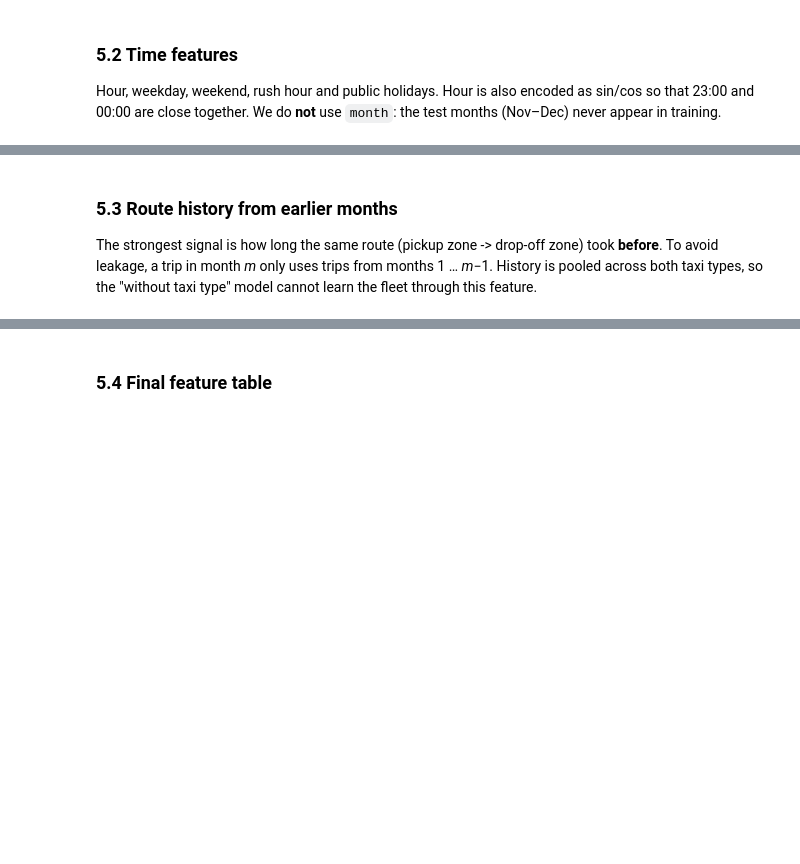
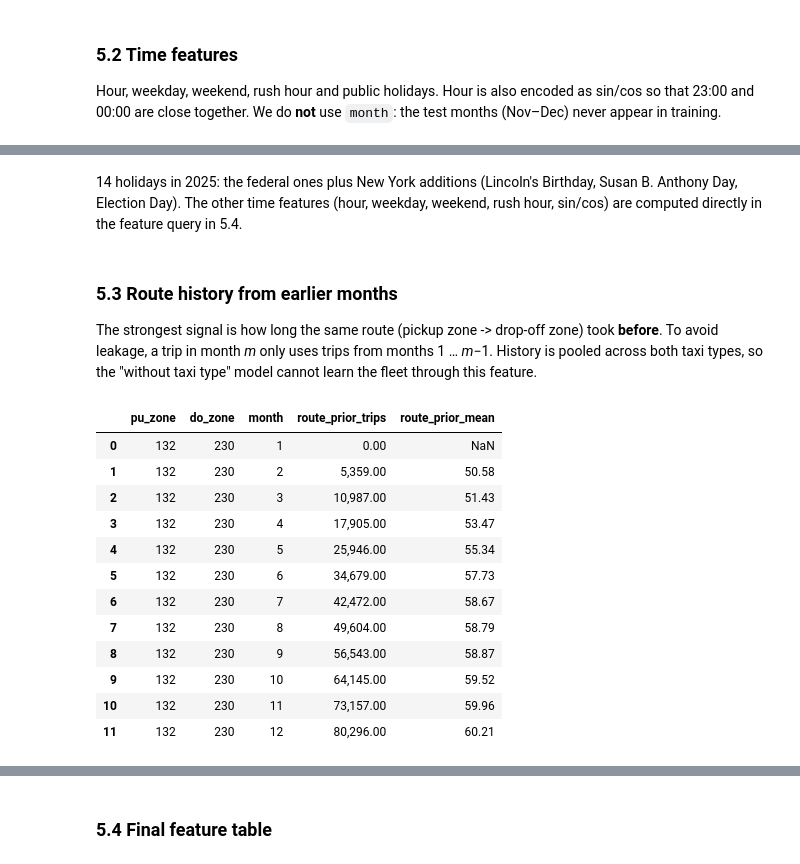
Before and after one commit to Shreyit/nyc-taxi-ml, a Jupyter notebook: notebooks/nyc_taxi_trip_duration.ipynb, the cells around one changed output, grey strips where cells are left out. Cells and saved outputs as stored; diff of their text form; code cells hidden in the pictures; blank space fills up the shorter version.

```diff
--- a/notebooks/nyc_taxi_trip_duration.ipynb
+++ b/notebooks/nyc_taxi_trip_duration.ipynb
@@ -834,3 +891,5 @@ Hour, weekday, weekend, rush hour and public holidays. Hour is also encoded as s
+# %% [markdown]
+14 holidays in 2025: the federal ones plus New York additions (Lincoln's Birthday, Susan B. Anthony Day, Election Day). The other time features (hour, weekday, weekend, rush hour, sin/cos) are computed directly in the feature query in 5.4.
 # %% [markdown]
 ### 5.3 Route history from earlier months
 
@@ -838,9 +897,54 @@ The strongest signal is how long the same route (pickup zone -> drop-off zone) t
 leakage, a trip in month *m* only uses trips from months 1 … *m*−1. History is pooled across both taxi types,
 so the "without taxi type" model cannot learn the fleet through this feature.
 # %%
-# TODO: route x month table: trips and sum of duration per (pu_zone, do_zone, month)
-# then a window: SUM(...) OVER (PARTITION BY pu_zone, do_zone ORDER BY month
-#                                 ROWS BETWEEN UNBOUNDED PRECEDING AND 1 PRECEDING)
-# -> route_prior_mean, route_prior_trips
-# Same idea per pickup zone (fallback for routes never seen before).
+con.execute('''
+    CREATE OR REPLACE TABLE route_history AS
+    WITH route_month AS (
+        SELECT pu_zone, do_zone, source_month AS month,
+               count(*) AS n, sum(duration_min) AS total_min
+        FROM trips
+        GROUP BY ALL
+    ),
+    running AS (
+        SELECT pu_zone, do_zone, month,
+               sum(n) OVER w AS prior_trips,
+               sum(total_min) OVER w AS prior_total
+        FROM route_month
+        WINDOW w AS (PARTITION BY pu_zone, do_zone ORDER BY month
+                     ROWS BETWEEN UNBOUNDED PRECEDING AND 1 PRECEDING)
+    )
+    SELECT pu_zone, do_zone, month,
+           coalesce(prior_trips, 0) AS route_prior_trips,
+           prior_total / prior_trips AS route_prior_mean
+    FROM running
+''')
+
+# fallback for routes never seen before: history of the pickup zone
+con.execute('''
+    CREATE OR REPLACE TABLE pu_history AS
+    WITH zone_month AS (
+        SELECT pu_zone, source_month AS month, count(*) AS n, sum(duration_min) AS total_min
+        FROM trips GROUP BY ALL
+    )
+    SELECT pu_zone, month,
+           sum(total_min) OVER w / sum(n) OVER w AS pu_prior_mean
+    FROM zone_month
+    WINDOW w AS (PARTITION BY pu_zone ORDER BY month ROWS BETWEEN UNBOUNDED PRECEDING AND 1 PRECEDING)
+''')
+
+sql("SELECT * FROM route_history WHERE pu_zone = 132 AND do_zone = 230 ORDER BY month")
+# %% [output]
+|  | pu_zone | do_zone | month | route_prior_trips | route_prior_mean |
+| 0 | 132 | 230 | 1 | 0.00 | NaN |
+| 1 | 132 | 230 | 2 | 5,359.00 | 50.58 |
+| 2 | 132 | 230 | 3 | 10,987.00 | 51.43 |
+| 3 | 132 | 230 | 4 | 17,905.00 | 53.47 |
+| 4 | 132 | 230 | 5 | 25,946.00 | 55.34 |
+| 5 | 132 | 230 | 6 | 34,679.00 | 57.73 |
+| 6 | 132 | 230 | 7 | 42,472.00 | 58.67 |
+| 7 | 132 | 230 | 8 | 49,604.00 | 58.79 |
+| 8 | 132 | 230 | 9 | 56,543.00 | 58.87 |
+| 9 | 132 | 230 | 10 | 64,145.00 | 59.52 |
+| 10 | 132 | 230 | 11 | 73,157.00 | 59.96 |
+| 11 | 132 | 230 | 12 | 80,296.00 | 60.21 |
 # %%
```
Also changed, not shown: parts of 13 cells of this notebook.
